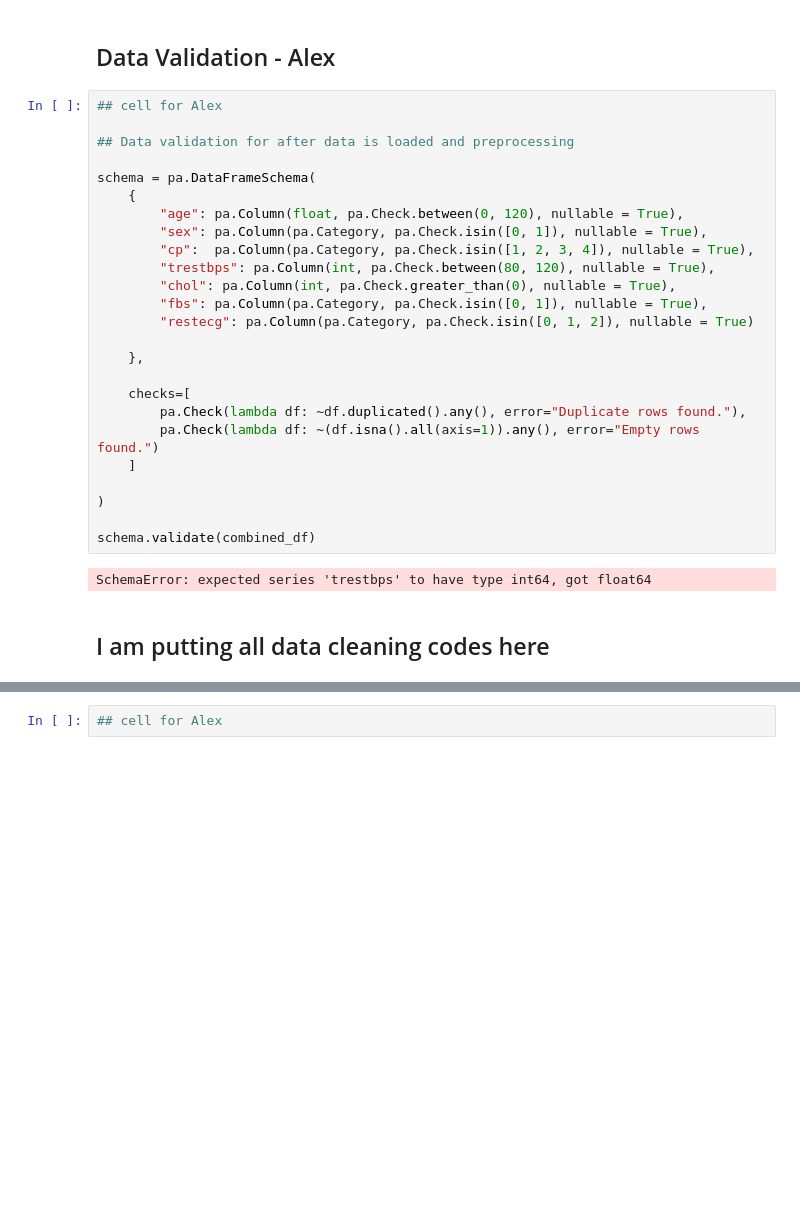
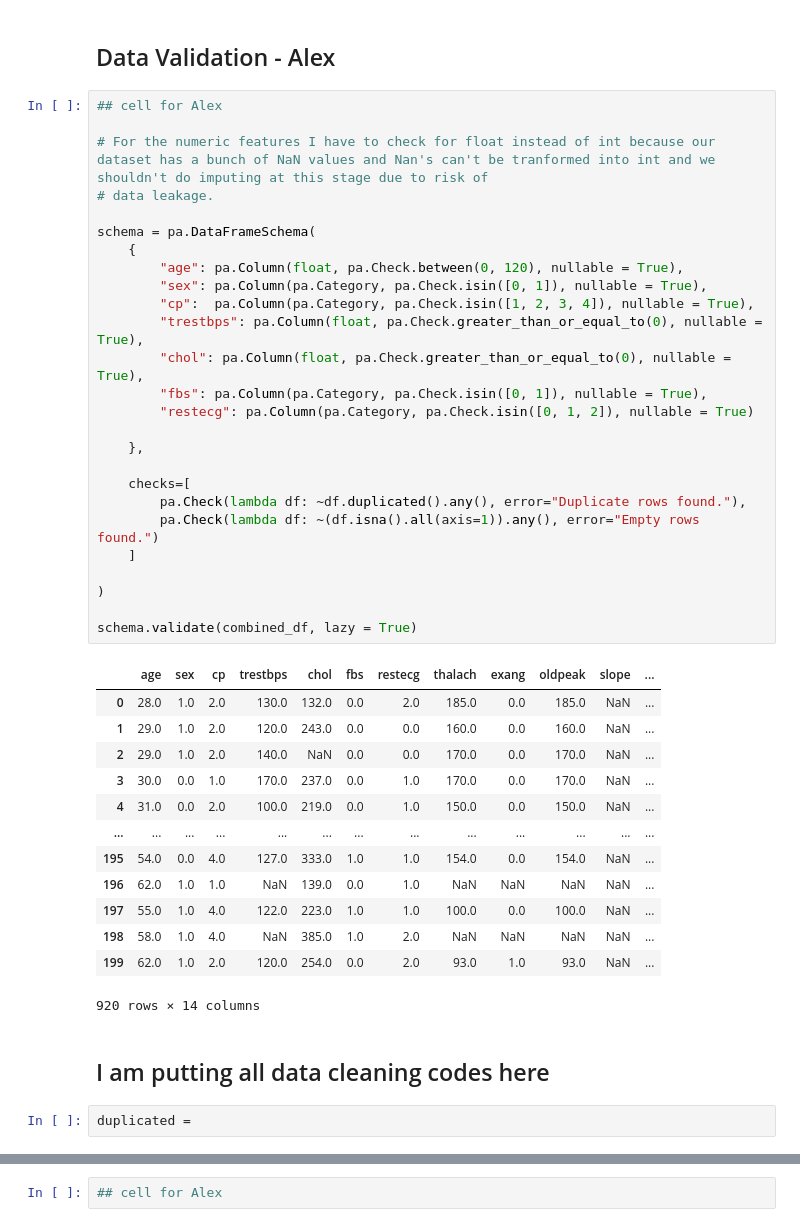
Before and after one commit to UBC-MDS/Heart_Disease_group7, a Jupyter notebook: analysis.ipynb, the cells around one changed output, grey strips where cells are left out. Cells and saved outputs as stored; diff of their text form; blank space fills up the shorter version.

```diff
--- a/analysis.ipynb
+++ b/analysis.ipynb
@@ -120,32 +120,47 @@ combined_df
 # %%
 ## cell for Alex
 
-## Data validation for after data is loaded and preprocessing
+# For the numeric features I have to check for float instead of int because our dataset has a bunch of NaN values and Nan's can't be tranformed into int and we shouldn't do imputing at this stage due to risk of
+# data leakage.
 
 schema = pa.DataFrameSchema(
     {
         "age": pa.Column(float, pa.Check.between(0, 120), nullable = True),
         "sex": pa.Column(pa.Category, pa.Check.isin([0, 1]), nullable = True),
         "cp":  pa.Column(pa.Category, pa.Check.isin([1, 2, 3, 4]), nullable = True),
-        "trestbps": pa.Column(int, pa.Check.between(80, 120), nullable = True),
-        "chol": pa.Column(int, pa.Check.greater_than(0), nullable = True),
+        "trestbps": pa.Column(float, pa.Check.greater_than_or_equal_to(0), nullable = True),
+        "chol": pa.Column(float, pa.Check.greater_than_or_equal_to(0), nullable = True),
         "fbs": pa.Column(pa.Category, pa.Check.isin([0, 1]), nullable = True),
         "restecg": pa.Column(pa.Category, pa.Check.isin([0, 1, 2]), nullable = True)
 
     },
 
     checks=[
         pa.Check(lambda df: ~df.duplicated().any(), error="Duplicate rows found."),
         pa.Check(lambda df: ~(df.isna().all(axis=1)).any(), error="Empty rows found.")
     ]
 
 )
 
-schema.validate(combined_df)
+schema.validate(combined_df, lazy = True)
 # %% [output]
+|  | age | sex | cp | trestbps | chol | fbs | restecg | thalach | exang | oldpeak | slope | ... |
+| 0 | 28.0 | 1.0 | 2.0 | 130.0 | 132.0 | 0.0 | 2.0 | 185.0 | 0.0 | 185.0 | NaN | ... |
+| 1 | 29.0 | 1.0 | 2.0 | 120.0 | 243.0 | 0.0 | 0.0 | 160.0 | 0.0 | 160.0 | NaN | ... |
+| 2 | 29.0 | 1.0 | 2.0 | 140.0 | NaN | 0.0 | 0.0 | 170.0 | 0.0 | 170.0 | NaN | ... |
+| 3 | 30.0 | 0.0 | 1.0 | 170.0 | 237.0 | 0.0 | 1.0 | 170.0 | 0.0 | 170.0 | NaN | ... |
+| 4 | 31.0 | 0.0 | 2.0 | 100.0 | 219.0 | 0.0 | 1.0 | 150.0 | 0.0 | 150.0 | NaN | ... |
+| ... | ... | ... | ... | ... | ... | ... | ... | ... | ... | ... | ... | ... |
+| 195 | 54.0 | 0.0 | 4.0 | 127.0 | 333.0 | 1.0 | 1.0 | 154.0 | 0.0 | 154.0 | NaN | ... |
+| 196 | 62.0 | 1.0 | 1.0 | NaN | 139.0 | 0.0 | 1.0 | NaN | NaN | NaN | NaN | ... |
+| 197 | 55.0 | 1.0 | 4.0 | 122.0 | 223.0 | 1.0 | 1.0 | 100.0 | 0.0 | 100.0 | NaN | ... |
+| 198 | 58.0 | 1.0 | 4.0 | NaN | 385.0 | 1.0 | 2.0 | NaN | NaN | NaN | NaN | ... |
+| 199 | 62.0 | 1.0 | 2.0 | 120.0 | 254.0 | 0.0 | 2.0 | 93.0 | 1.0 | 93.0 | NaN | ... |
-SchemaError: expected series 'trestbps' to have type int64, got float64
+920 rows × 14 columns
 # %% [markdown]
 ##  I am putting all data cleaning codes here
+# %%
+duplicated =
 # %%
 # Replacing ? with NaN values
 combined_df.replace('?', np.nan, inplace = True)
```
Also changed, not shown: parts of 1 cell of this notebook.
